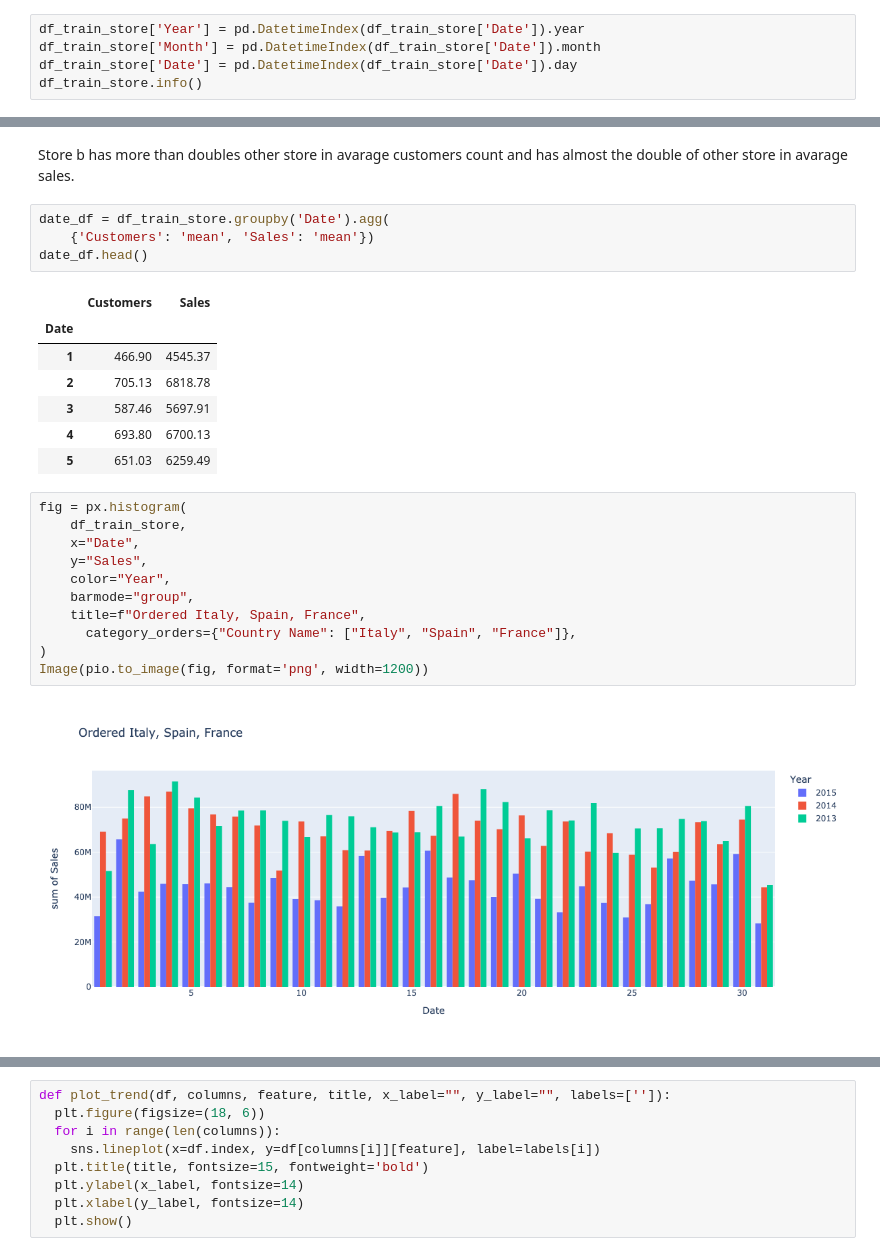
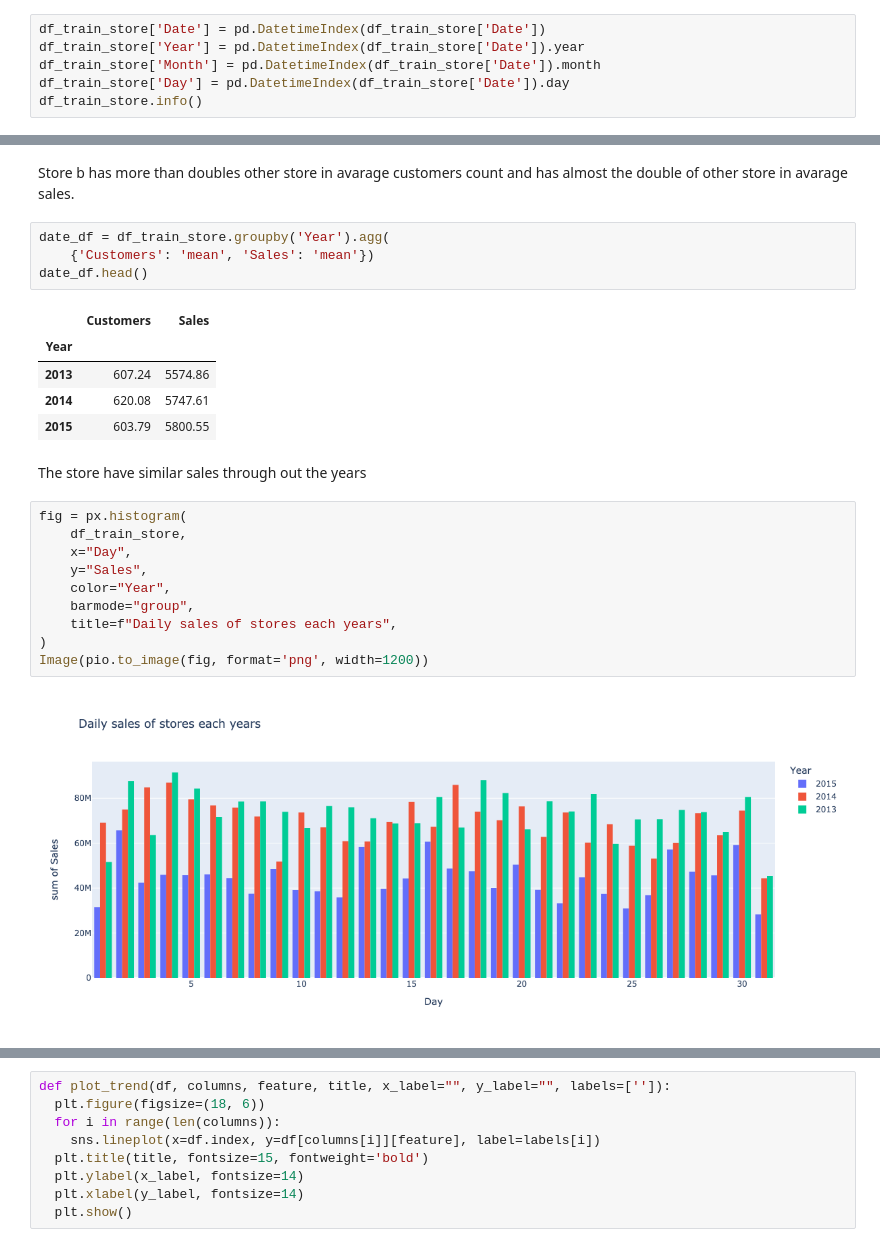
Before and after one commit to eandualem/PharmaceuticalSalesPrediction, a Jupyter notebook: notebooks/2.0 exploration.ipynb, the cells around one changed output, grey strips where cells are left out. Cells and saved outputs as stored; diff of their text form.

```diff
--- a/notebooks/2.0 exploration.ipynb
+++ b/notebooks/2.0 exploration.ipynb
@@ -172,9 +172,10 @@ df_train_store.shape
 # %% [markdown]
 For further analysis I will split the Data column into year, month, and date
 # %%
+df_train_store['Date'] = pd.DatetimeIndex(df_train_store['Date'])
 df_train_store['Year'] = pd.DatetimeIndex(df_train_store['Date']).year
 df_train_store['Month'] = pd.DatetimeIndex(df_train_store['Date']).month
-df_train_store['Date'] = pd.DatetimeIndex(df_train_store['Date']).day
+df_train_store['Day'] = pd.DatetimeIndex(df_train_store['Date']).day
 df_train_store.info()
 # %% [output]
 <class 'pandas.core.frame.DataFrame'>
@@ -213,30 +228,29 @@ store_type_df
 Store b has more than doubles other store in avarage customers count and has almost the double of
 other store in avarage sales.
 # %%
-date_df = df_train_store.groupby('Date').agg(
+date_df = df_train_store.groupby('Year').agg(
     {'Customers': 'mean', 'Sales': 'mean'})
 date_df.head()
 # %% [output]
 |  | Customers | Sales |
-| Date |  |  |
-| 1 | 466.90 | 4545.37 |
-| 2 | 705.13 | 6818.78 |
-| 3 | 587.46 | 5697.91 |
-| 4 | 693.80 | 6700.13 |
-| 5 | 651.03 | 6259.49 |
+| Year |  |  |
+| 2013 | 607.24 | 5574.86 |
+| 2014 | 620.08 | 5747.61 |
+| 2015 | 603.79 | 5800.55 |
+# %% [markdown]
+The store have similar sales through out the years
 # %%
 fig = px.histogram(
     df_train_store,
-    x="Date",
+    x="Day",
     y="Sales",
     color="Year",
     barmode="group",
-    title=f"Ordered Italy, Spain, France",
-      category_orders={"Country Name": ["Italy", "Spain", "France"]},
+    title=f"Daily sales of stores each years",
 )
 Image(pio.to_image(fig, format='png', width=1200))
 # %% [output]
-[figure, old version]
+[figure, new version]
 # %%
 fig = px.histogram(
     df_train_store,
```
Also changed, not shown: parts of 27 cells of this notebook, 2 other files.
